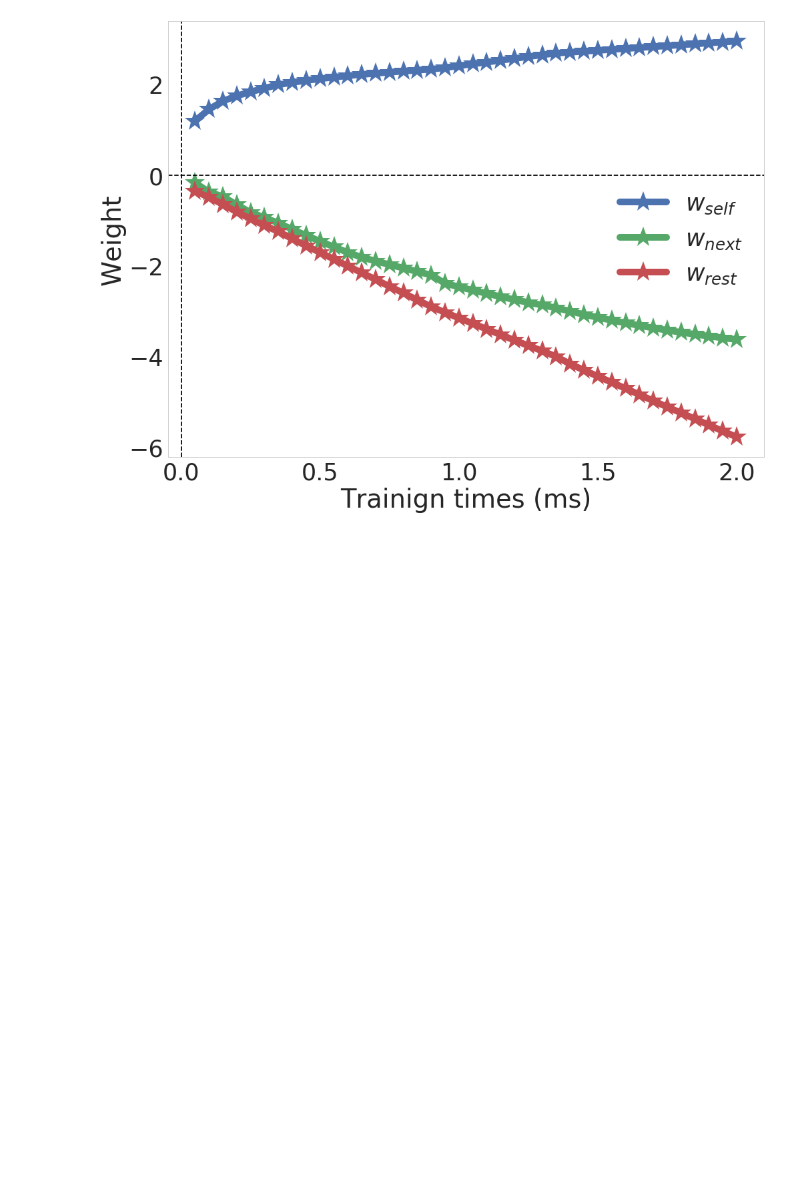
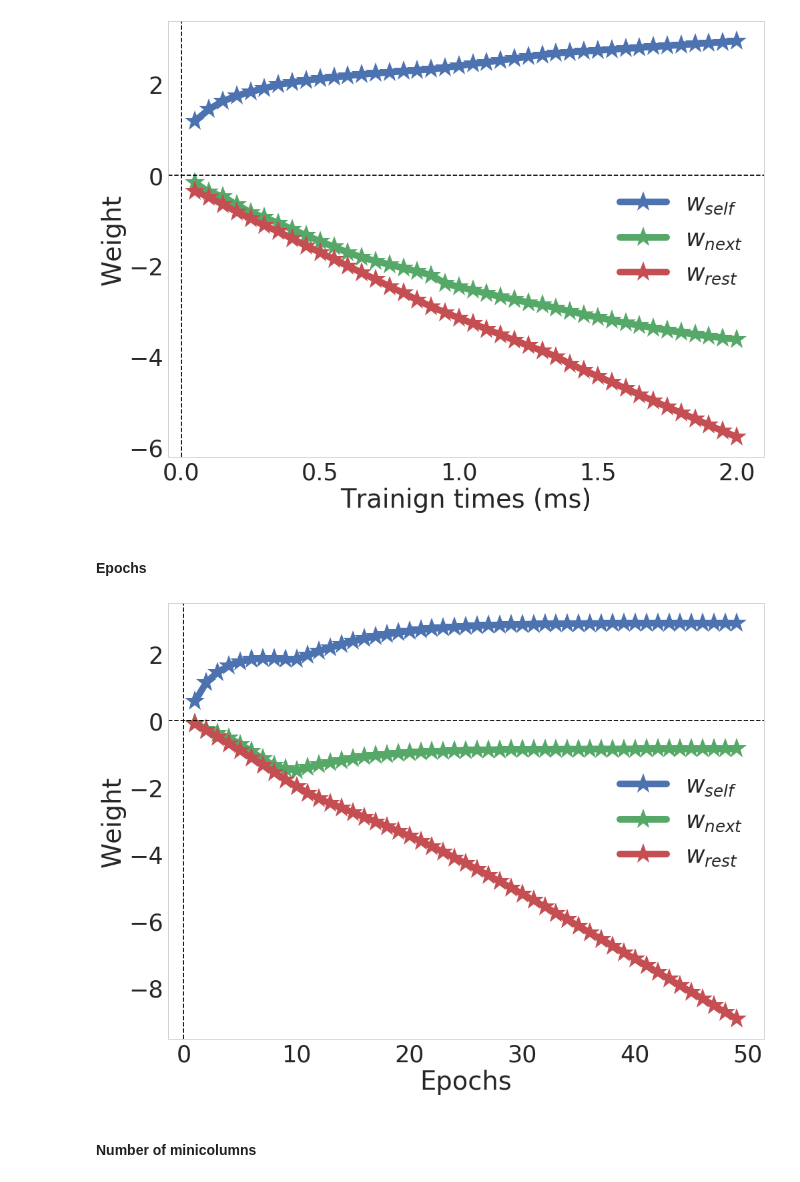
Before and after one commit to h-mayorquin/BCPNN_sequences, a Jupyter notebook: jupyter/2018-02-13(BCPNN perfect - theory I, learning properties).ipynb, the cells around one changed output. Cells and saved outputs as stored; diff of their text form; code cells hidden in the pictures; blank space fills up the shorter version.

Commit message:
Added a producer for the learning dynamics plots and sv for the protocol

```diff
--- a/jupyter/2018-02-13(BCPNN perfect - theory I, learning properties).ipynb
+++ b/jupyter/2018-02-13(BCPNN perfect - theory I, learning properties).ipynb
@@ -199,3 +199,54 @@ ax1.axvline(0, ls='--', color='black')
 ax1.legend();
 # %% [output]
 [figure]
+# %% [markdown]
+#### Epochs
+# %%
+epochs_vector = np.arange(1, 50, 1, dtype='int')
+w_self_vector_epochs = np.zeros_like(epochs_vector, dtype='float')
+w_next_vector_epochs = np.zeros_like(epochs_vector, dtype='float')
+w_rest_vector_epochs = np.zeros_like(epochs_vector, dtype='float')
+
+for index, epochs_ in enumerate(epochs_vector):
+
+    # Build the network
+    nn = BCPNNPefect(hypercolumns, minicolumns, g_w_ampa=g_w_ampa, g_w=g_w, g_a=g_a, tau_a=tau_a,
+                     sigma=sigma, G=G,
+                    z_transfer=False, diagonal_zero=False, strict_maximum=True, perfect=True)
+
+    # Build the manager
+    manager = NetworkManager(nn=nn, dt=dt, values_to_save=values_to_save)
+
+    # Build the protocol for training
+    protocol = Protocol()
+    patterns_indexes = [i for i in range(n_patterns)]
+    protocol.simple_protocol(patterns_indexes, training_time=training_time, inter_pulse_interval=inter_pulse_interval,
+                             inter_sequence_interval=inter_sequence_interval, epochs=epochs_)
+
+    # Train
+    epoch_history = manager.run_network_protocol(protocol=protocol, verbose=False)
+
+    w_self, w_next, w_rest = get_weights(manager, from_pattern, to_pattern)
+    w_self_vector_epochs[index] = w_self
+    w_next_vector_epochs[index] = w_next
+    w_rest_vector_epochs[index] = w_rest
+# %%
+fig2 = plt.figure(figsize=(16, 12))
+ax2 = fig2.add_subplot(111)
+ax2.plot(epochs_vector, w_self_vector_epochs, '*-', lw=linewidth, markersize=markersize, label=r'$w_{self}$')
+ax2.plot(epochs_vector, w_next_vector_epochs, '*-', lw=linewidth, markersize=markersize, label=r'$w_{next}$')
+ax2.plot(epochs_vector, w_rest_vector_epochs, '*-', lw=linewidth, markersize=markersize, label=r'$w_{rest}$')
+
+
+ax2.set_xlabel('Epochs')
+ax2.set_ylabel('Weight')
+
+ax2.axhline(0, ls='--', color='black')
+ax2.axvline(0, ls='--', color='black')
+
+
+ax2.legend();
+# %% [output]
+[figure, added]
+# %% [markdown]
+#### Number of minicolumns
```
Also changed, not shown: parts of 6 cells of this notebook, 8 other files.
